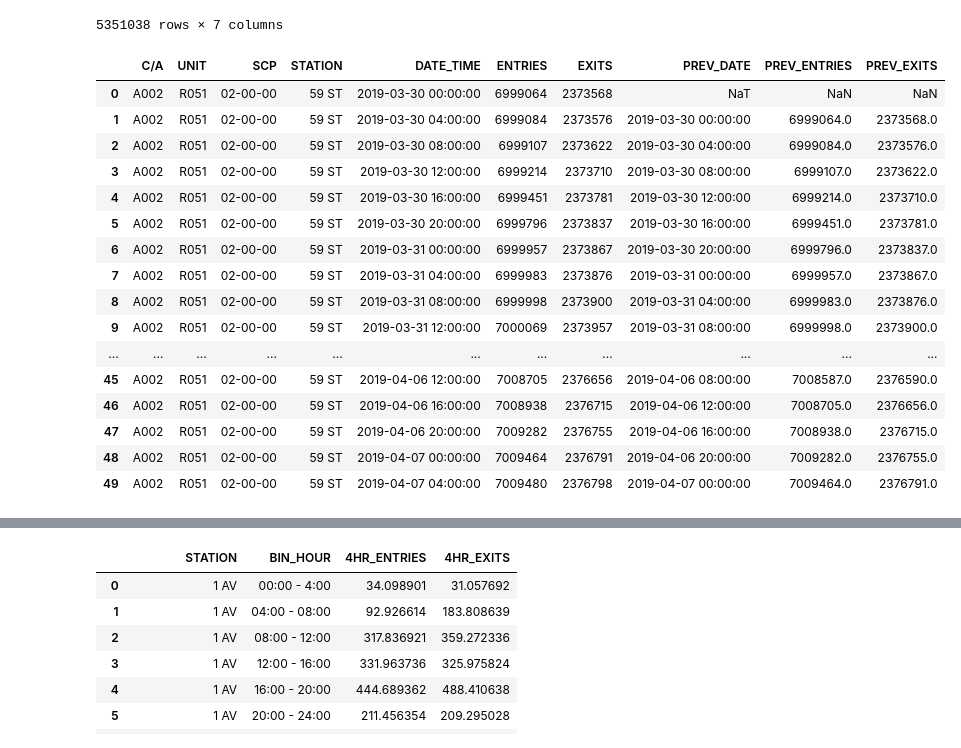
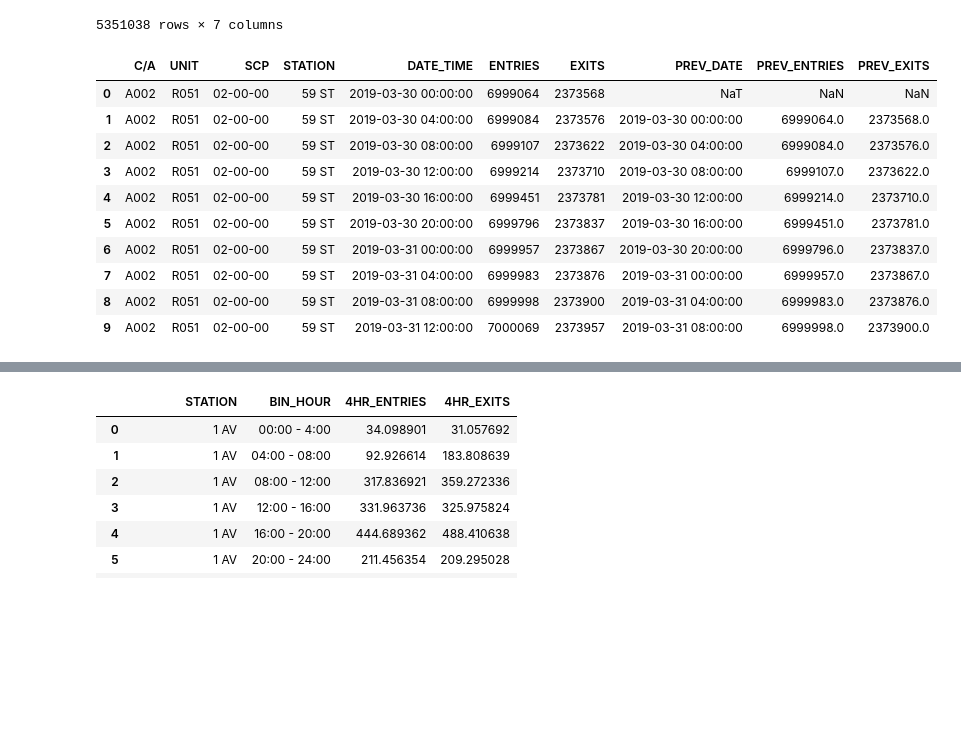
Before and after one commit to ericajstevenson/METIS_projects, a Jupyter notebook: NYC MTA analysis/Main_MTA_analysis_visualization.ipynb, the cells around one changed output, grey strips where cells are left out. Drawn from its saved outputs; the diff is of its cells as text; code cells hidden in the pictures; blank space fills up the shorter version.

```diff
--- a/NYC MTA analysis/Main_MTA_analysis_visualization.ipynb
+++ b/NYC MTA analysis/Main_MTA_analysis_visualization.ipynb
@@ -74,27 +75,21 @@ turnstiles_block
 # %%
 turnstiles_block[["PREV_DATE","PREV_ENTRIES", "PREV_EXITS"]] = (
     turnstiles_block.groupby(["C/A", "UNIT", "SCP", "STATION"])[["DATE_TIME","ENTRIES", "EXITS"]]
     .apply(lambda grp: grp.shift(1)))
 
-turnstiles_block.head(50)
+turnstiles_block.head(10)
 # %% [output]
 |  | C/A | UNIT | SCP | STATION | DATE_TIME | ENTRIES | EXITS | PREV_DATE | PREV_ENTRIES | PREV_EXITS |
 | 0 | A002 | R051 | 02-00-00 | 59 ST | 2019-03-30 00:00:00 | 6999064 | 2373568 | NaT | NaN | NaN |
 | 1 | A002 | R051 | 02-00-00 | 59 ST | 2019-03-30 04:00:00 | 6999084 | 2373576 | 2019-03-30 00:00:00 | 6999064.0 | 2373568.0 |
 | 2 | A002 | R051 | 02-00-00 | 59 ST | 2019-03-30 08:00:00 | 6999107 | 2373622 | 2019-03-30 04:00:00 | 6999084.0 | 2373576.0 |
 | 3 | A002 | R051 | 02-00-00 | 59 ST | 2019-03-30 12:00:00 | 6999214 | 2373710 | 2019-03-30 08:00:00 | 6999107.0 | 2373622.0 |
 | 4 | A002 | R051 | 02-00-00 | 59 ST | 2019-03-30 16:00:00 | 6999451 | 2373781 | 2019-03-30 12:00:00 | 6999214.0 | 2373710.0 |
 | 5 | A002 | R051 | 02-00-00 | 59 ST | 2019-03-30 20:00:00 | 6999796 | 2373837 | 2019-03-30 16:00:00 | 6999451.0 | 2373781.0 |
 | 6 | A002 | R051 | 02-00-00 | 59 ST | 2019-03-31 00:00:00 | 6999957 | 2373867 | 2019-03-30 20:00:00 | 6999796.0 | 2373837.0 |
 | 7 | A002 | R051 | 02-00-00 | 59 ST | 2019-03-31 04:00:00 | 6999983 | 2373876 | 2019-03-31 00:00:00 | 6999957.0 | 2373867.0 |
 | 8 | A002 | R051 | 02-00-00 | 59 ST | 2019-03-31 08:00:00 | 6999998 | 2373900 | 2019-03-31 04:00:00 | 6999983.0 | 2373876.0 |
 | 9 | A002 | R051 | 02-00-00 | 59 ST | 2019-03-31 12:00:00 | 7000069 | 2373957 | 2019-03-31 08:00:00 | 6999998.0 | 2373900.0 |
-| ... | ... | ... | ... | ... | ... | ... | ... | ... | ... | ... |
-| 45 | A002 | R051 | 02-00-00 | 59 ST | 2019-04-06 12:00:00 | 7008705 | 2376656 | 2019-04-06 08:00:00 | 7008587.0 | 2376590.0 |
-| 46 | A002 | R051 | 02-00-00 | 59 ST | 2019-04-06 16:00:00 | 7008938 | 2376715 | 2019-04-06 12:00:00 | 7008705.0 | 2376656.0 |
-| 47 | A002 | R051 | 02-00-00 | 59 ST | 2019-04-06 20:00:00 | 7009282 | 2376755 | 2019-04-06 16:00:00 | 7008938.0 | 2376715.0 |
-| 48 | A002 | R051 | 02-00-00 | 59 ST | 2019-04-07 00:00:00 | 7009464 | 2376791 | 2019-04-06 20:00:00 | 7009282.0 | 2376755.0 |
-| 49 | A002 | R051 | 02-00-00 | 59 ST | 2019-04-07 04:00:00 | 7009480 | 2376798 | 2019-04-07 00:00:00 | 7009464.0 | 2376791.0 |
 # %%
 turnstiles_block.dropna(subset=["PREV_DATE"], axis=0, inplace=True)
 # %%
```
Also changed, not shown: parts of 9 cells of this notebook, 12 other files.
